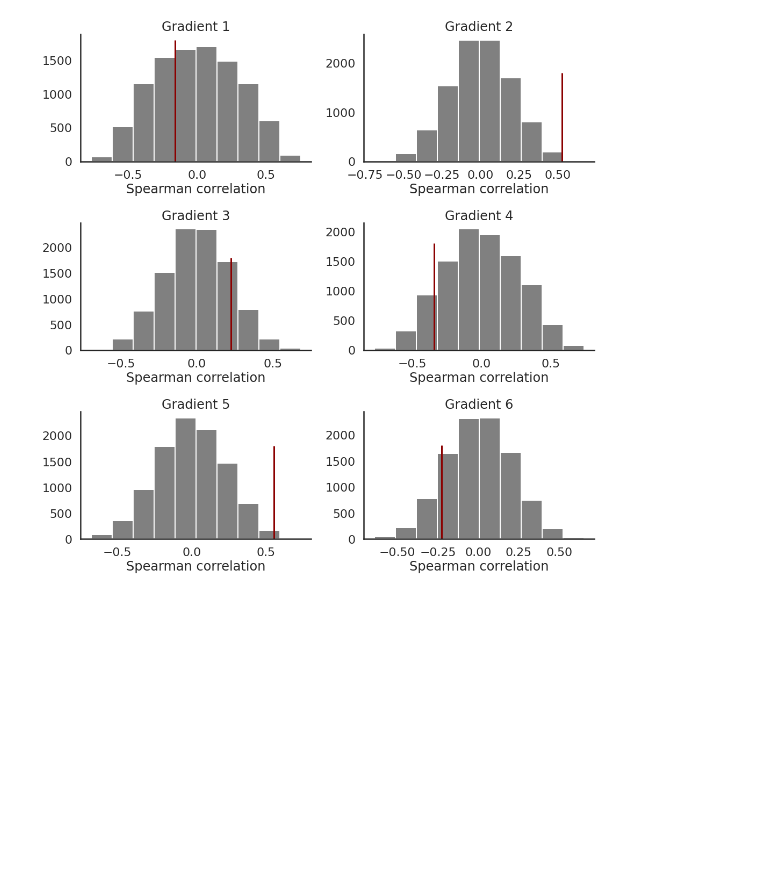
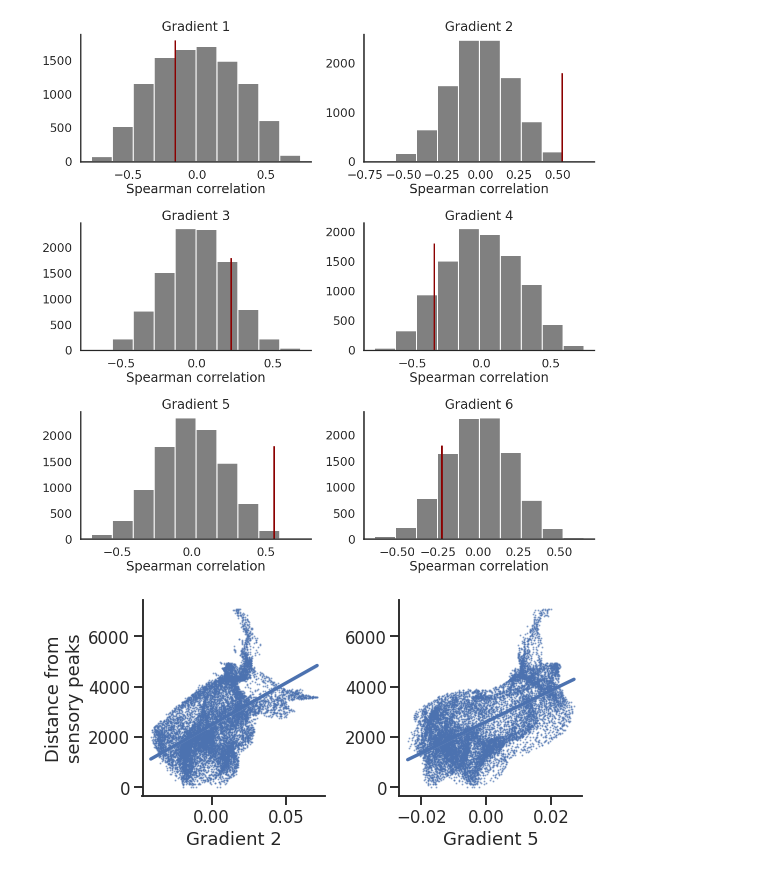
Before and after one commit to juhuntenburg/mouse_gradients, a Jupyter notebook: 06_Distance_Sensory.ipynb, the cells around one changed output. Cells and saved outputs as stored; diff of their text form; code cells hidden in the pictures; blank space fills up the shorter version.

```diff
--- a/06_Distance_Sensory.ipynb
+++ b/06_Distance_Sensory.ipynb
@@ -151,3 +138,28 @@ Gradient 4: Spearman r=-0.34, p=1.3673
 Gradient 5: Spearman r=0.56, p=0.0534
 Gradient 6: Spearman r=-0.23, p=1.6144
 [figure]
+# %%
+sns.set_style('ticks')
+sns.set_context('talk')
+
+dist_mesh = np.squeeze(dist_mesh)
+fig = plt.figure(figsize=(8, 4))
+
+g=1
+fig.add_subplot(1,2,1)
+sns.regplot(gradients[:,g][cortex], dist_mesh[cortex],
+            scatter_kws={'alpha':0.5, 's':1}, truncate=True)
+plt.xlabel('Gradient {}'.format(g+1))
+plt.ylabel('Distance from\nsensory peaks')
+sns.despine()
+
+g=4
+fig.add_subplot(1,2,2)
+sns.regplot(gradients[:,g][cortex], dist_mesh[cortex],
+            scatter_kws={'alpha':0.5, 's':1}, truncate=True)
+plt.xlabel('Gradient {}'.format(g+1))
+sns.despine()
+
+plt.tight_layout()
+# %% [output]
+[figure, added]
```
Also changed, not shown: parts of 2 cells of this notebook, 1 other file.
